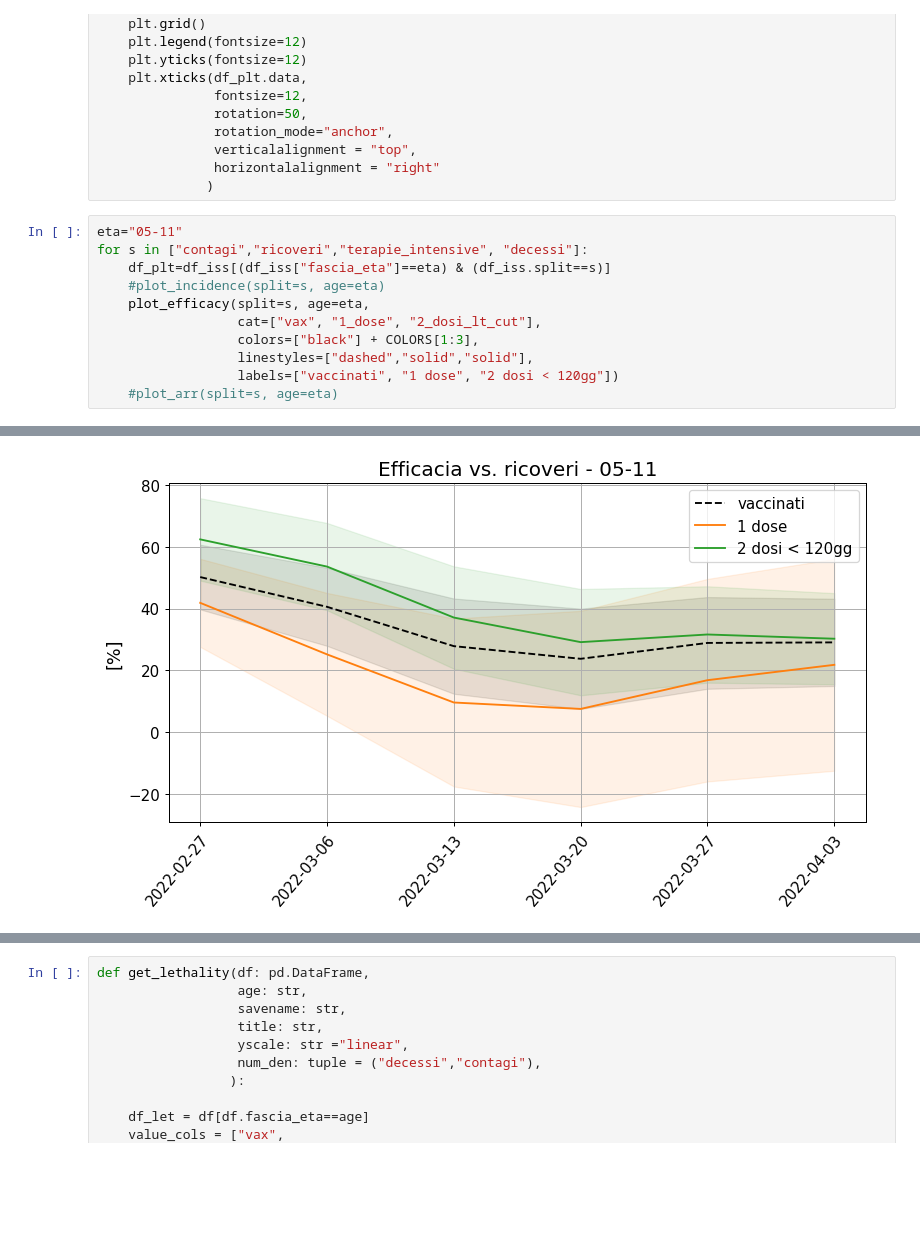
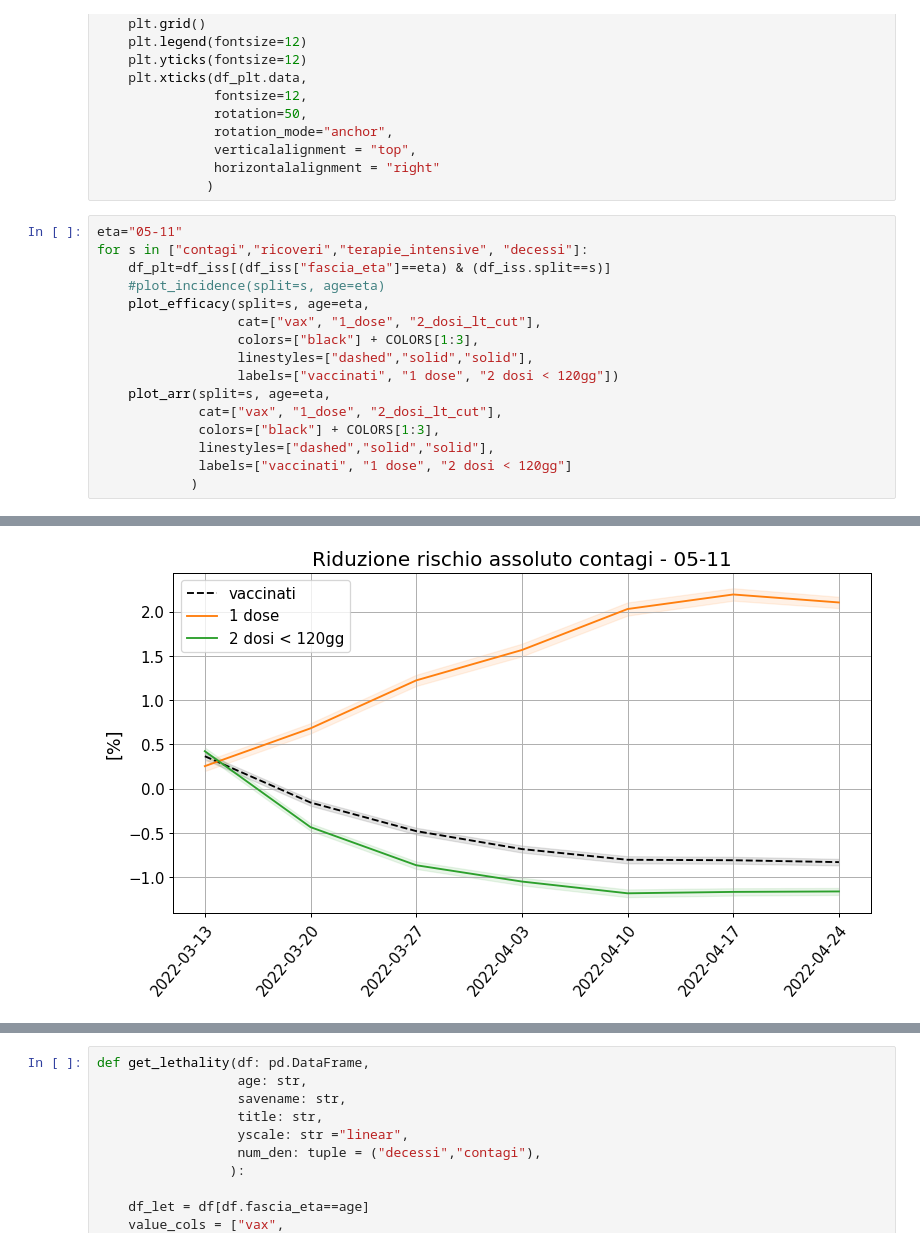
Before and after one commit to thomasmuntzer/covid19, a Jupyter notebook: Italy/iss_bull_analysis.ipynb, the cells around one changed output, grey strips where cells are left out. Cells and saved outputs as stored; diff of their text form; blank space fills up the shorter version.

```diff
--- a/Italy/iss_bull_analysis.ipynb
+++ b/Italy/iss_bull_analysis.ipynb
@@ -304,5 +305,10 @@ for s in ["contagi","ricoveri","terapie_intensive", "decessi"]:
                   colors=["black"] + COLORS[1:3],
                   linestyles=["dashed","solid","solid"],
                   labels=["vaccinati", "1 dose", "2 dosi < 120gg"])
-    #plot_arr(split=s, age=eta)
+    plot_arr(split=s, age=eta,
+             cat=["vax", "1_dose", "2_dosi_lt_cut"],
+             colors=["black"] + COLORS[1:3],
+             linestyles=["dashed","solid","solid"],
+             labels=["vaccinati", "1 dose", "2 dosi < 120gg"]
+            )
 # %% [output]
@@ -310 +316 @@ for s in ["contagi","ricoveri","terapie_intensive", "decessi"]:
-[figure, old version]
+[figure, new version]
```
Also changed, not shown: parts of 7 cells of this notebook, 6 other files.
